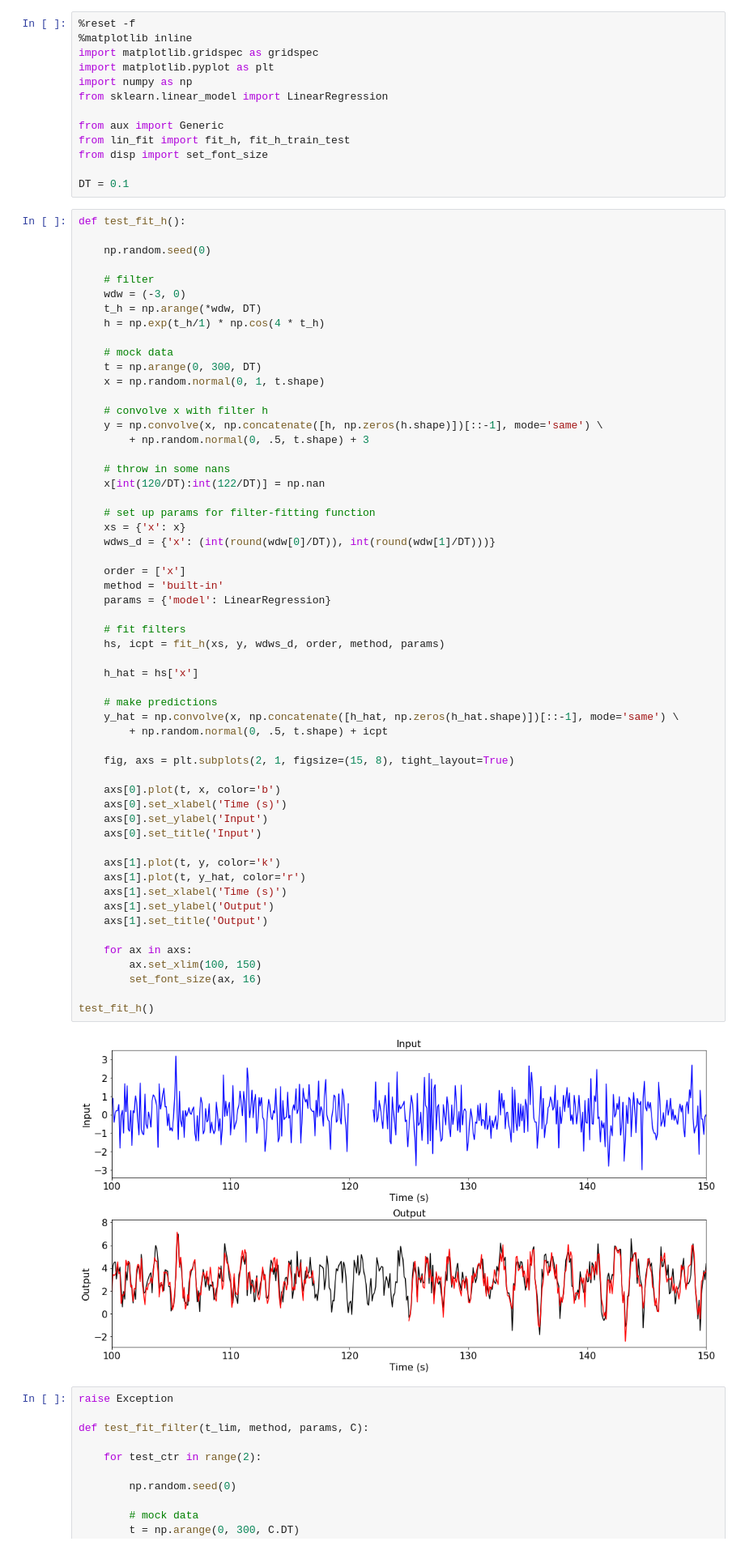
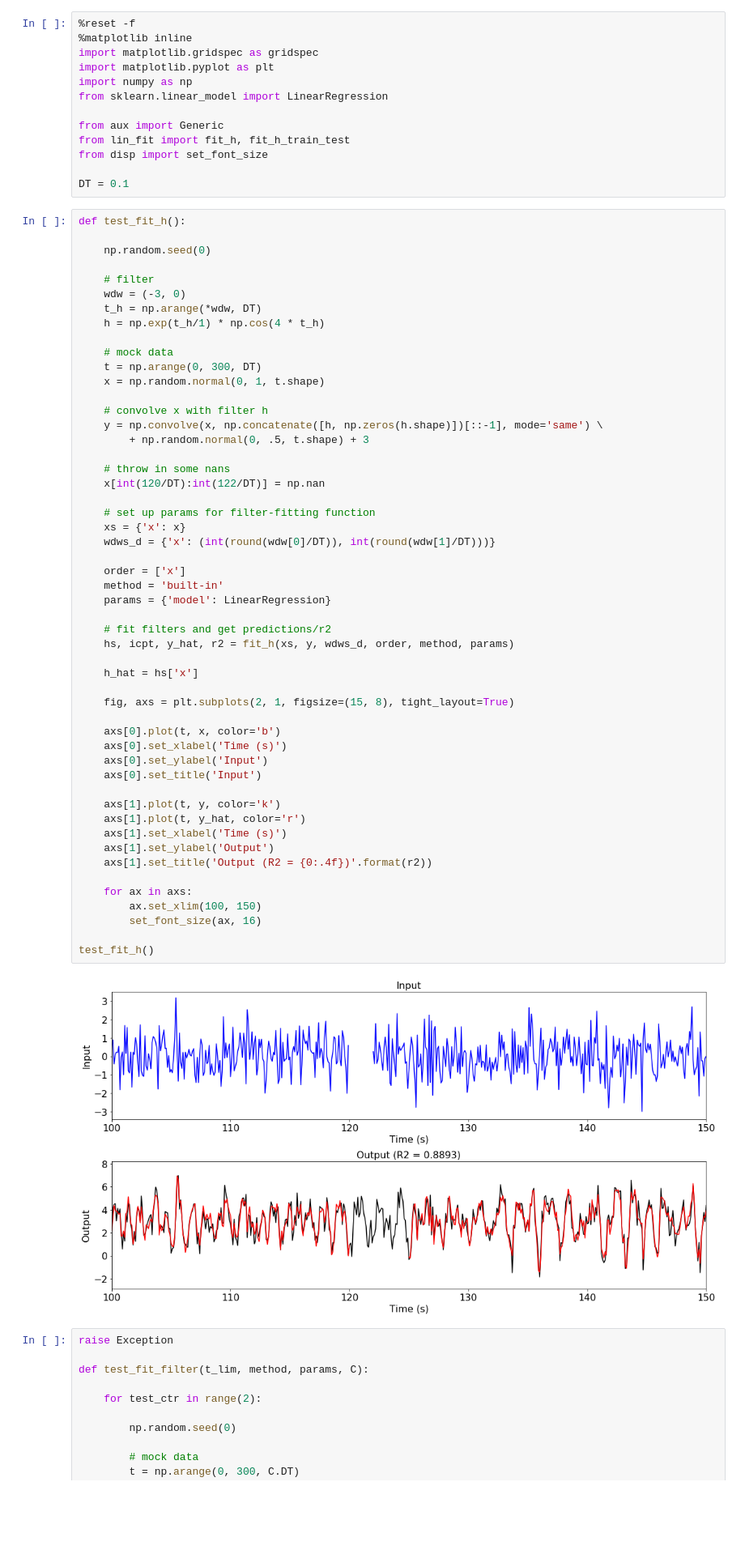
Before and after one commit to rkp8000/mushroom_mushroom, a Jupyter notebook: test_lin_fit.ipynb, the cells around one changed output. Shown: that part at 81% size. Cells and saved outputs as stored; diff of their text form; blank space fills up the shorter version.

Commit message:
Have filter fitting func return predicted output and R2.

```diff
--- a/test_lin_fit.ipynb
+++ b/test_lin_fit.ipynb
@@ -34,41 +34,37 @@ def test_fit_h():
 
     # set up params for filter-fitting function
     xs = {'x': x}
     wdws_d = {'x': (int(round(wdw[0]/DT)), int(round(wdw[1]/DT)))}
 
     order = ['x']
     method = 'built-in'
     params = {'model': LinearRegression}
 
-    # fit filters
-    hs, icpt = fit_h(xs, y, wdws_d, order, method, params)
+    # fit filters and get predictions/r2
+    hs, icpt, y_hat, r2 = fit_h(xs, y, wdws_d, order, method, params)
 
     h_hat = hs['x']
-
-    # make predictions
-    y_hat = np.convolve(x, np.concatenate([h_hat, np.zeros(h_hat.shape)])[::-1], mode='same') \
-        + np.random.normal(0, .5, t.shape) + icpt
 
     fig, axs = plt.subplots(2, 1, figsize=(15, 8), tight_layout=True)
 
     axs[0].plot(t, x, color='b')
     axs[0].set_xlabel('Time (s)')
     axs[0].set_ylabel('Input')
     axs[0].set_title('Input')
 
     axs[1].plot(t, y, color='k')
     axs[1].plot(t, y_hat, color='r')
     axs[1].set_xlabel('Time (s)')
     axs[1].set_ylabel('Output')
-    axs[1].set_title('Output')
+    axs[1].set_title('Output (R2 = {0:.4f})'.format(r2))
 
     for ax in axs:
         ax.set_xlim(100, 150)
         set_font_size(ax, 16)
 
 test_fit_h()
 # %% [output]
-[figure, old version]
+[figure, new version]
 # %%
 raise Exception
 
```
Also changed, not shown: 1 other file.
